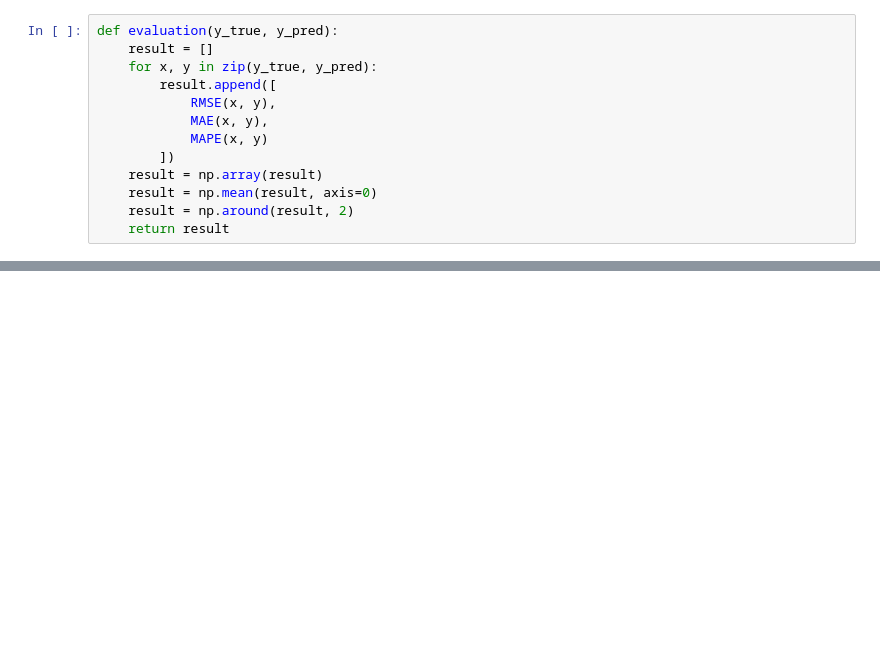
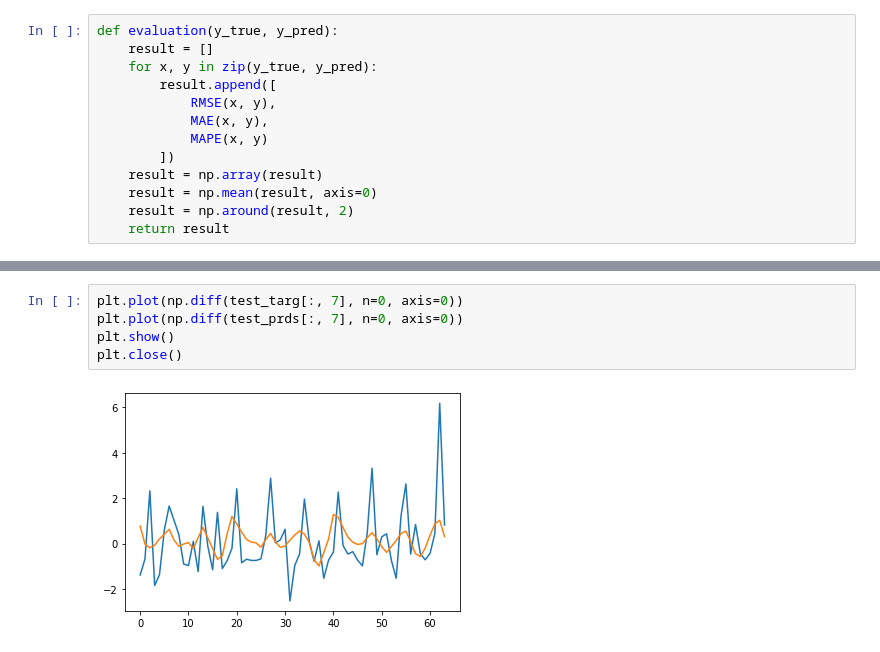
Before and after one commit to Kim-inhwan/forecast-covid, a Jupyter notebook: analysis.ipynb, the cells around one changed output, grey strips where cells are left out. Cells and saved outputs as stored; diff of their text form; blank space fills up the shorter version.

```diff
--- a/analysis.ipynb
+++ b/analysis.ipynb
@@ -508,0 +114,7 @@ print(evaluation(inverse_targ, inverse_preds))
+# %%
+plt.plot(np.diff(test_targ[:, 7], n=0, axis=0))
+plt.plot(np.diff(test_prds[:, 7], n=0, axis=0))
+plt.show()
+plt.close()
+# %% [output]
+[figure, added]
```
Also changed, not shown: parts of 29 cells of this notebook, 2 other files.
